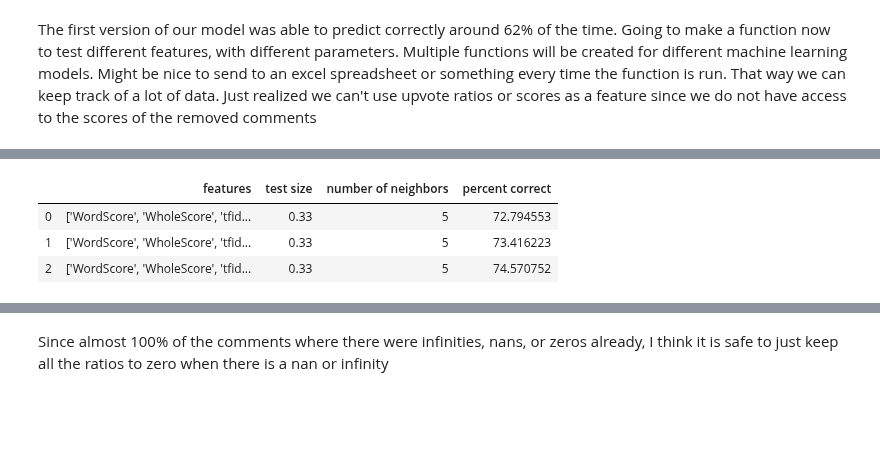
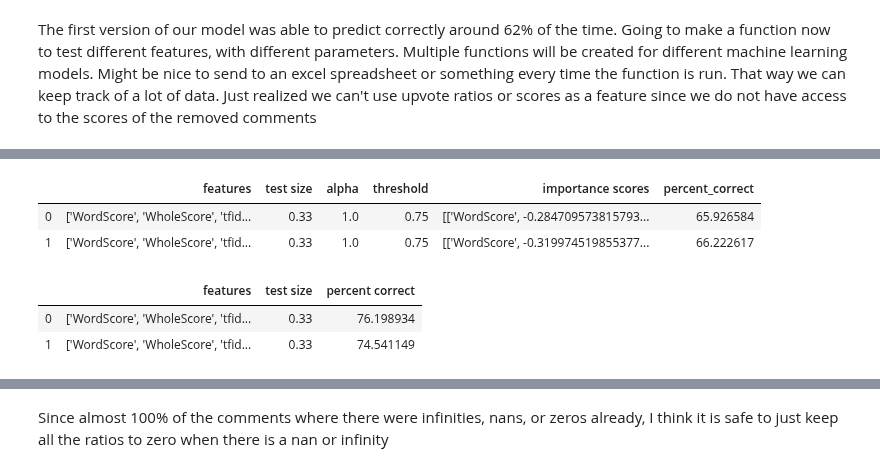
Before and after one commit to mcatalano26/cmps-cap, a Jupyter notebook: MachineLearning.ipynb, the cells around one changed output, grey strips where cells are left out. Cells and saved outputs as stored; diff of their text form; code cells hidden in the pictures; blank space fills up the shorter version.

Commit message:
implemented ridge classification, ridge regression

```diff
--- a/MachineLearning.ipynb
+++ b/MachineLearning.ipynb
@@ -182,11 +270,17 @@ K_nearest_neighbors_func(comments_df, features, 'action', 0.33, 5)
 # %%
-knn_results = pd.read_csv('files/ML_Results/KNN_Results.csv')
-knn_results
+ridge_reg_results = pd.read_csv('files/ML_Results/RidgeRegression_Results.csv')
+ridge_reg_results
 # %% [output]
-|  | features | test size | number of neighbors | percent correct |
-| 0 | ['WordScore', 'WholeScore', 'tfid... | 0.33 | 5 | 72.794553 |
-| 1 | ['WordScore', 'WholeScore', 'tfid... | 0.33 | 5 | 73.416223 |
-| 2 | ['WordScore', 'WholeScore', 'tfid... | 0.33 | 5 | 74.570752 |
+|  | features | test size | alpha | threshold | importance scores | percent_correct |
+| 0 | ['WordScore', 'WholeScore', 'tfid... | 0.33 | 1.0 | 0.75 | [['WordScore', -0.284709573815793... | 65.926584 |
+| 1 | ['WordScore', 'WholeScore', 'tfid... | 0.33 | 1.0 | 0.75 | [['WordScore', -0.319974519855377... | 66.222617 |
+# %%
+ridge_results = pd.read_csv('files/ML_Results/RidgeClassifier_Results.csv')
+ridge_results
+# %% [output]
+|  | features | test size | percent correct |
+| 0 | ['WordScore', 'WholeScore', 'tfid... | 0.33 | 76.198934 |
+| 1 | ['WordScore', 'WholeScore', 'tfid... | 0.33 | 74.541149 |
 # %%
 # bad_comments = comments_df[comments_df['action'] == False]
 # # bad_comments['comment_score'].unique()
```
Also changed, not shown: parts of 21 cells of this notebook, 6 other files.
